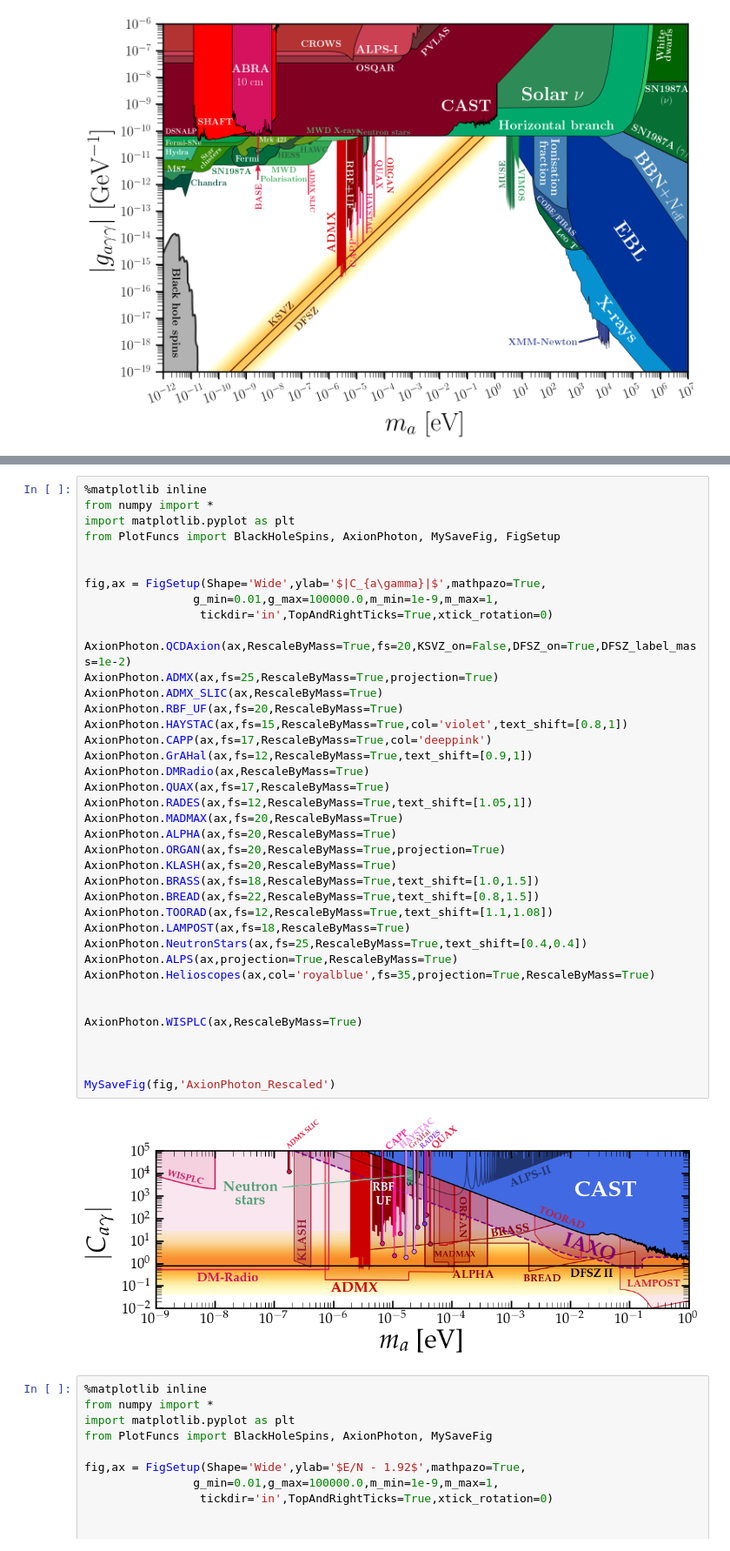
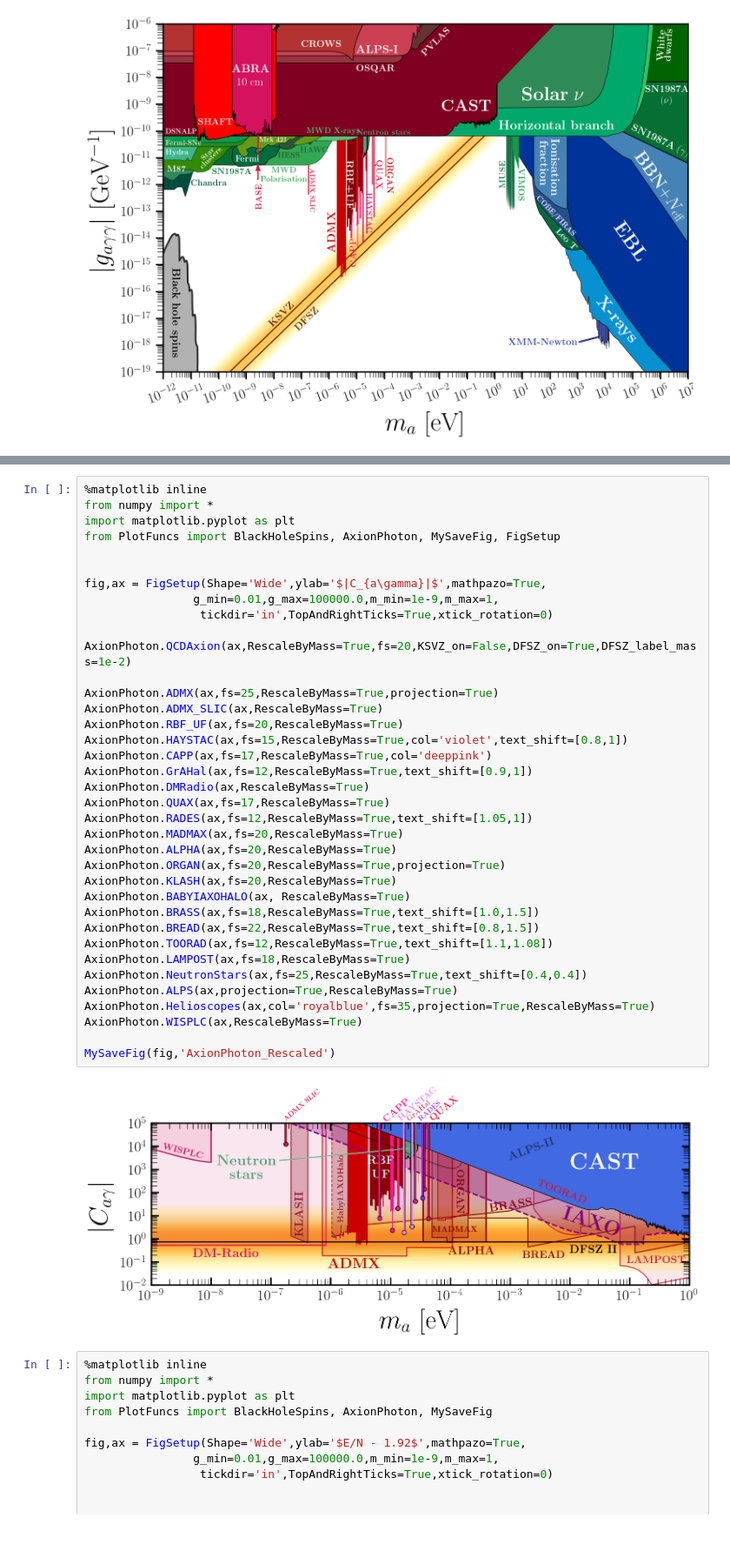
Before and after one commit to babte/AxionLimits, a Jupyter notebook: AxionPhoton.ipynb, the cells around one changed output, grey strips where cells are left out. Shown at 87% size. Drawn from its saved outputs; the diff is of its cells as text.

```diff
--- a/AxionPhoton.ipynb
+++ b/AxionPhoton.ipynb
@@ -76,38 +76,36 @@ from PlotFuncs import BlackHoleSpins, AxionPhoton, MySaveFig, FigSetup
 
 fig,ax = FigSetup(Shape='Wide',ylab='$|C_{a\gamma}|$',mathpazo=True,
                 g_min=0.01,g_max=100000.0,m_min=1e-9,m_max=1,
                  tickdir='in',TopAndRightTicks=True,xtick_rotation=0)
 
 AxionPhoton.QCDAxion(ax,RescaleByMass=True,fs=20,KSVZ_on=False,DFSZ_on=True,DFSZ_label_mass=1e-2)
+
 AxionPhoton.ADMX(ax,fs=25,RescaleByMass=True,projection=True)
 AxionPhoton.ADMX_SLIC(ax,RescaleByMass=True)
 AxionPhoton.RBF_UF(ax,fs=20,RescaleByMass=True)
 AxionPhoton.HAYSTAC(ax,fs=15,RescaleByMass=True,col='violet',text_shift=[0.8,1])
 AxionPhoton.CAPP(ax,fs=17,RescaleByMass=True,col='deeppink')
 AxionPhoton.GrAHal(ax,fs=12,RescaleByMass=True,text_shift=[0.9,1])
 AxionPhoton.DMRadio(ax,RescaleByMass=True)
 AxionPhoton.QUAX(ax,fs=17,RescaleByMass=True)
 AxionPhoton.RADES(ax,fs=12,RescaleByMass=True,text_shift=[1.05,1])
 AxionPhoton.MADMAX(ax,fs=20,RescaleByMass=True)
 AxionPhoton.ALPHA(ax,fs=20,RescaleByMass=True)
 AxionPhoton.ORGAN(ax,fs=20,RescaleByMass=True,projection=True)
 AxionPhoton.KLASH(ax,fs=20,RescaleByMass=True)
+AxionPhoton.BABYIAXOHALO(ax, RescaleByMass=True)
 AxionPhoton.BRASS(ax,fs=18,RescaleByMass=True,text_shift=[1.0,1.5])
 AxionPhoton.BREAD(ax,fs=22,RescaleByMass=True,text_shift=[0.8,1.5])
 AxionPhoton.TOORAD(ax,fs=12,RescaleByMass=True,text_shift=[1.1,1.08])
 AxionPhoton.LAMPOST(ax,fs=18,RescaleByMass=True)
 AxionPhoton.NeutronStars(ax,fs=25,RescaleByMass=True,text_shift=[0.4,0.4])
 AxionPhoton.ALPS(ax,projection=True,RescaleByMass=True)
 AxionPhoton.Helioscopes(ax,col='royalblue',fs=35,projection=True,RescaleByMass=True)
-
-
 AxionPhoton.WISPLC(ax,RescaleByMass=True)
 
-
-
 MySaveFig(fig,'AxionPhoton_Rescaled')
 # %% [output]
-[figure, old version]
+[figure, new version]
 # %%
 %matplotlib inline
 from numpy import *
```
Also changed, not shown: parts of 1 cell of this notebook, 2 other files.
